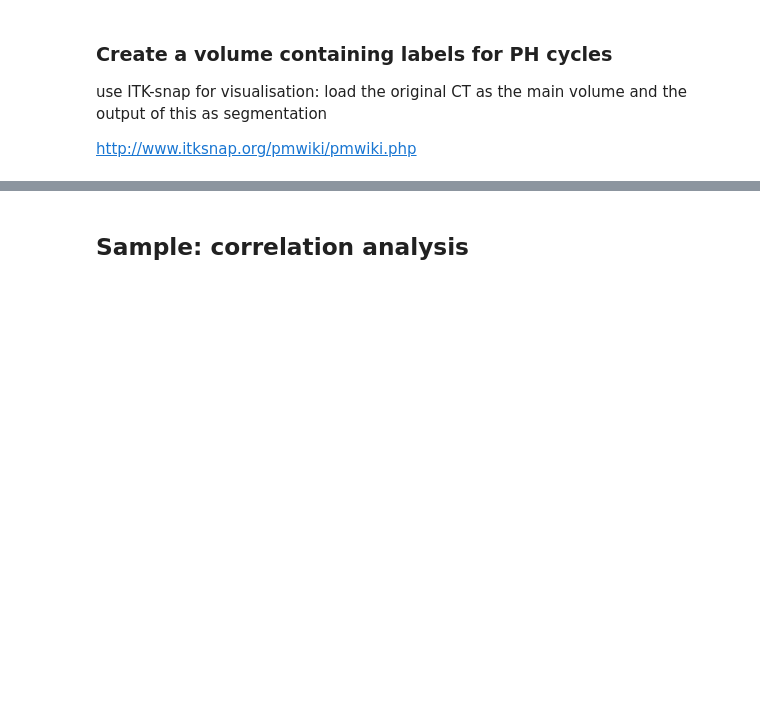
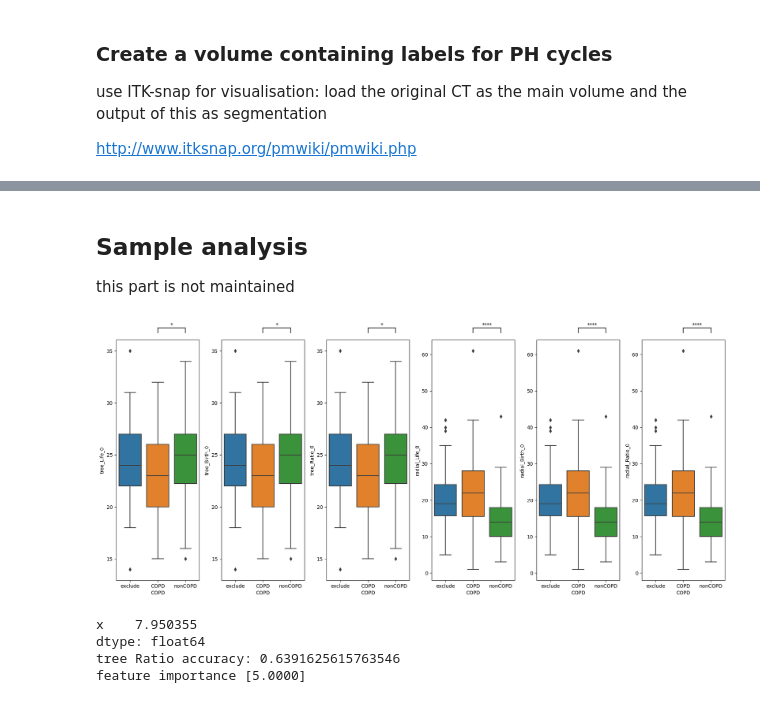
Before and after one commit to shizuo-kaji/ductal_morphology, a Jupyter notebook: ductal_morphology.ipynb, the cells around one changed output, grey strips where cells are left out. Cells and saved outputs as stored; diff of their text form; code cells hidden in the pictures; blank space fills up the shorter version.

```diff
--- a/ductal_morphology.ipynb
+++ b/ductal_morphology.ipynb
@@ -346,10 +354,10 @@ volume, header = nrrd.read(input_files[idx], index_order='C')
 skeleton_generation,volume_generation,origin,ac_gens,skeleton_MST = dm.create_generation_volumes(volume,graph_creation="nx",threshold=threshold,min_branch_children=min_branch_children, remove_trachea=remove_trachea,verbosity=verbosity)
 skeleton = (skeleton_generation>0)&(skeleton_generation<=max_gen)
 binarised_volume = (volume_generation>0)&(volume_generation<=max_gen)
-for annot_metric in tqdm(["life","birth","ratio"]):
+for annot_metric in tqdm(['Life','Birth','Ratio']):
     for mode in modes:
         outfn = os.path.join(output_dir,f'{CTID}_{mode}_{annot_metric}_{annot_type}_gen1-{max_gen}.nrrd') # output filename
-        annotated = dm.annotated_volume(binarised_volume, skeleton, origin, metrics, H, mode, annot_type, annot_metric, min_life=min_life, max_life=max_life, num_bins=num_bins, verbosity=verbosity, use_tqdm=use_tqdm)
+        annotated = dm.annotated_volume(binarised_volume, skeleton, origin, metrics, H, mode, annot_type, annot_metric, min_life=min_life, max_life=max_life, min_birth=min_birth, max_birth=max_birth, num_bins=num_bins, verbosity=verbosity, use_tqdm=use_tqdm)
         nrrd.write(outfn, annotated, index_order='C')
         print(f'successfully created {outfn}')
 # %% [output]
@@ -363,5 +382,6 @@ successfully created output_gen1-30/Test01_radial_ratio_fill_gen1-30.nrrd
 # %% [markdown]
-## Sample: correlation analysis
+## Sample analysis
+this part is not maintained
 # %%
 # load target class labels or other biomakers from a csv file
 data_filename = "biomarkers.csv"
@@ -369,5 +392,22 @@ df = pd.read_csv(data_filename, index_col='CTID')
 df = pd.merge(df,res,left_index=True, right_index=True)
 df
+# %%
+import seaborn as sns
+from statannotations.Annotator import Annotator
+#import pingouin
+nbin = 1
+keys=[f'{mode}_{t}_{b}' for b in range(nbin) for mode in modes for t in ['Life','Birth','Ratio']]
+test = 'Mann-Whitney'
+pairs = [("nonCOPD","COPD")]
+fig,axs=plt.subplots(1,len(keys),figsize=(18,8))
+for i,k in enumerate(keys):
+    sns.boxplot(data=df,x='COPD',y=k,ax=axs[i])
+    annotator = Annotator(axs[i], pairs, data=df,x="COPD",y=k, verbose=False)
+    annotator.configure(test=test, text_format='star', loc='outside')
+    annotator.apply_and_annotate()
+fig.tight_layout()
+# %% [output]
+[figure, added]
 # %%
 ## discriminative analysis
 from sklearn.model_selection import LeaveOneOut,cross_validate,StratifiedKFold
@@ -389,3 +430,34 @@ for i,mode in enumerate(modes):
         scores = cross_validate(clf, X, Y, scoring=['accuracy'],cv=skf, return_estimator =True)
         print(mode,t,"accuracy:",np.mean(scores["test_accuracy"]))
         print("feature importance", sum([estimator.feature_importances_ for estimator in scores['estimator']]))
+# %%
+# classification by cycle count
+mode = 'radial'
+bmin,bmax=1,4
+lmin,lmax=1,50
+
+mode = 'tree'
+# bmin,bmax=80,130
+# lmin,lmax=55,80
+
+bmin,bmax=1,200
+lmin,lmax=26,78
+
+bmin,bmax=21,92
+lmin,lmax=1,200
+
+mask = df['COPD']!="exclude"
+for ctid,H in PHs.items():
+    df.loc[ctid,'x'] = char_cycles(H[mode],(bmin,bmax,lmin,lmax))
+
+Y = df['COPD'][mask]
+X = df[['x']][mask]
+print(X.mean())
+scores = cross_validate(clf, X, Y, scoring=['accuracy'],cv=skf, return_estimator =True)
+print(mode,t,"accuracy:",np.mean(scores["test_accuracy"]))
+print("feature importance", sum([estimator.feature_importances_ for estimator in scores['estimator']]))
+# %% [output]
+x    7.950355
+dtype: float64
+tree Ratio accuracy: 0.6391625615763546
+feature importance [5.0000]
```
Also changed, not shown: parts of 11 cells of this notebook, 17 other files.
